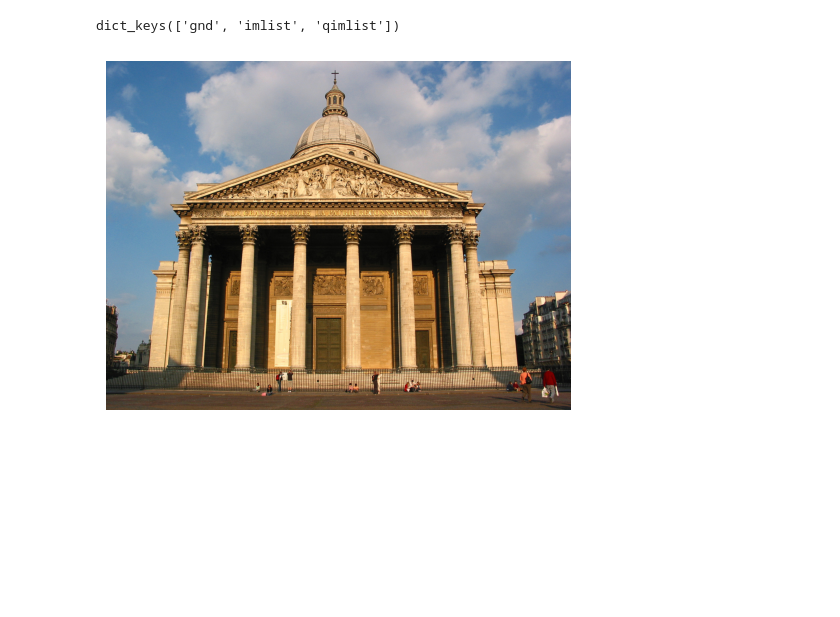
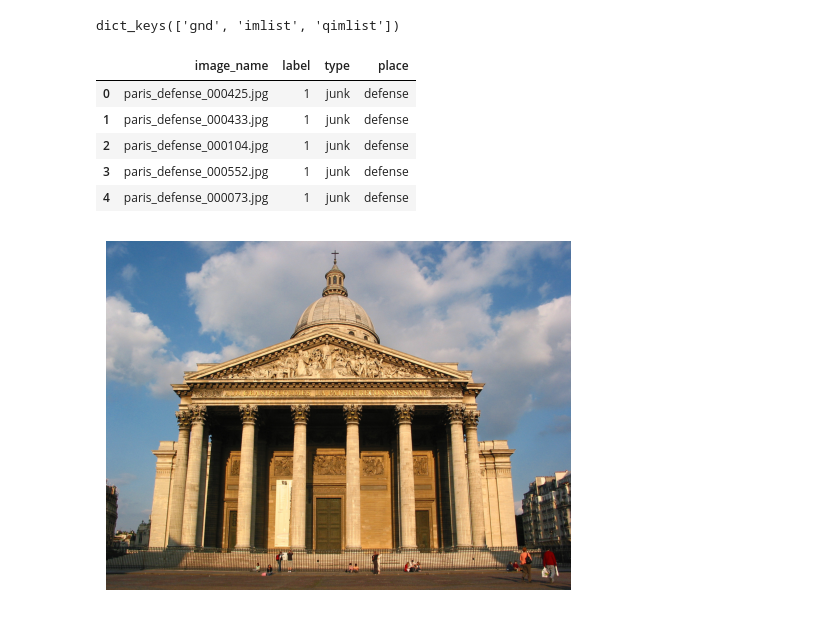
Before and after one commit to theviderlab/landmark-detection-with-retrieval, a Jupyter notebook: full_pipeline.ipynb, the cells around one changed output. Saved outputs shown, nothing was run; the diff lists cells and outputs as text; code cells hidden in the pictures; blank space fills up the shorter version.

```diff
--- a/full_pipeline.ipynb
+++ b/full_pipeline.ipynb
@@ -210,6 +210,15 @@ df_paris = pd.read_csv(RPARIS6K_CSV)
 gnd_oxford.keys()
 # %% [output]
 dict_keys(['gnd', 'imlist', 'qimlist'])
+# %%
+df_paris.head()
+# %% [output]
+|  | image_name | label | type | place |
+| 0 | paris_defense_000425.jpg | 1 | junk | defense |
+| 1 | paris_defense_000433.jpg | 1 | junk | defense |
+| 2 | paris_defense_000104.jpg | 1 | junk | defense |
+| 3 | paris_defense_000552.jpg | 1 | junk | defense |
+| 4 | paris_defense_000073.jpg | 1 | junk | defense |
 # %%
 rparis6k_item = 37
 RPARIS6K_IMAGE_PATH = os.path.join("datasets", "rparis6k", "jpg", gnd_paris['qimlist'][rparis6k_item] + ".jpg")
```
Also changed, not shown: parts of 1 cell of this notebook.
